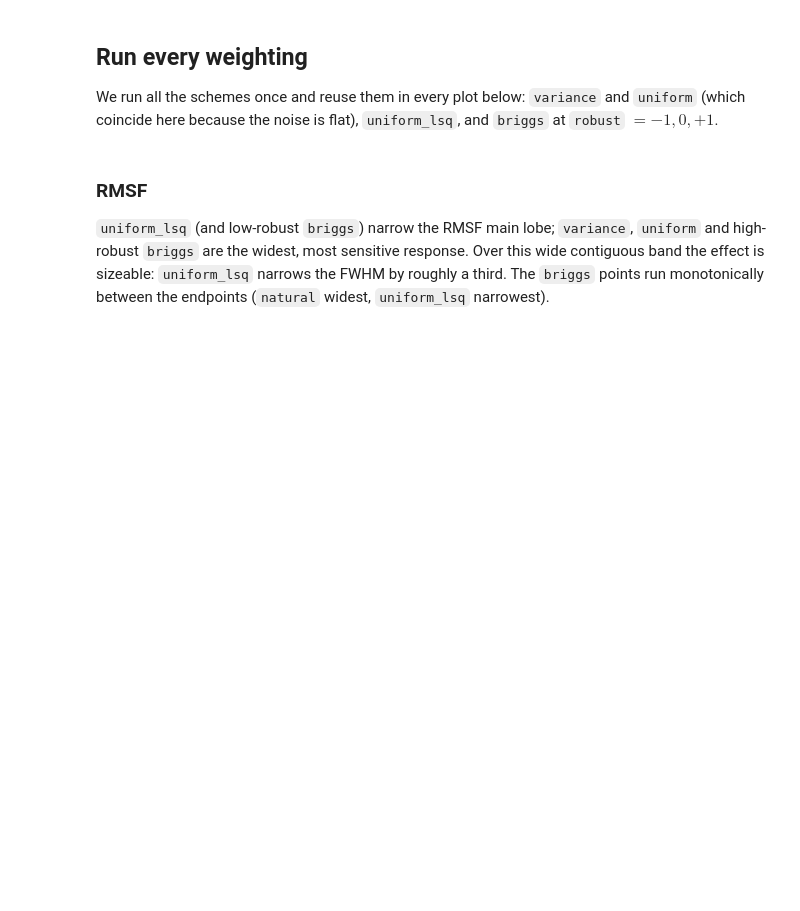
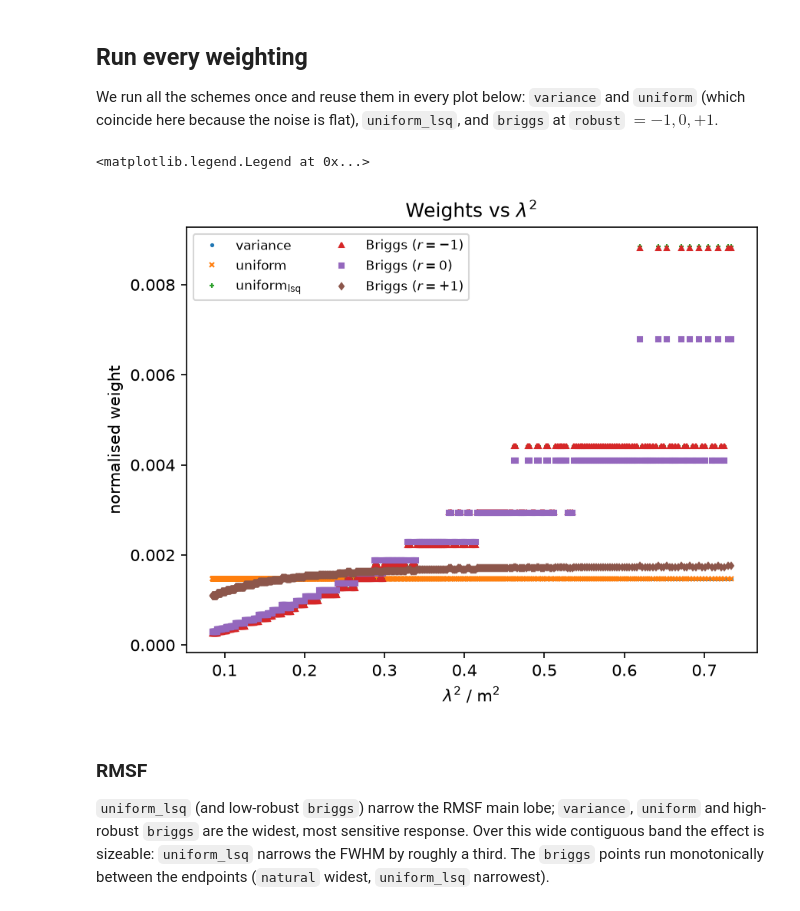
Before and after one commit to AlecThomson/rm-lite, a Jupyter notebook: docs/examples/weighting_1d.ipynb, the cells around one changed output. Drawn from its saved outputs; the diff is of its cells as text; code cells hidden in the pictures; blank space fills up the shorter version.

```diff
--- a/docs/examples/weighting_1d.ipynb
+++ b/docs/examples/weighting_1d.ipynb
@@ -259,24 +272,27 @@ tex_label = {
     "variance": "variance",
     "uniform": "uniform",
     "uniform_lsq": r"uniform$_\mathrm{lsq}$",
-    "briggs r=-1": r"briggs ($r=-1$)",
-    "briggs r=0": r"briggs ($r=0$)",
-    "briggs r=+1": r"briggs ($r=+1$)",
+    "briggs r=-1": r"Briggs ($r=-1$)",
+    "briggs r=0": r"Briggs ($r=0$)",
+    "briggs r=+1": r"Briggs ($r=+1$)",
 }
 with quiet_logs(logging.ERROR):
     results = {label: run_weighting(**kw) for label, kw in weightings.items()}
 # %%
 # Weights vs lambda^2: uniform_lsq / low-robust up-weight the sparse large-lambda^2 end.
 fig, ax = plt.subplots()
 for (label, res), marker in zip(results.items(), MARKERS, strict=False):
     w = res["weight"] / np.nansum(res["weight"])
-    ax.plot(lambda_sq, w, marker, ms=4, ls="none", label=tex_label[label])
+    ax.plot(lambda_sq, w, marker, ms=3, ls="none", label=tex_label[label])
 ax.set(
     xlabel=rf"$\lambda^2$ / {u.m**2:latex_inline}",
     ylabel="normalised weight",
     title=r"Weights vs $\lambda^2$",
 )
 ax.legend(ncol=2, fontsize="small")
+# %% [output]
+<matplotlib.legend.Legend at 0x...>
+[figure, added]
 # %% [markdown]
 ### RMSF
 
```
Also changed, not shown: parts of 11 cells of this notebook.
